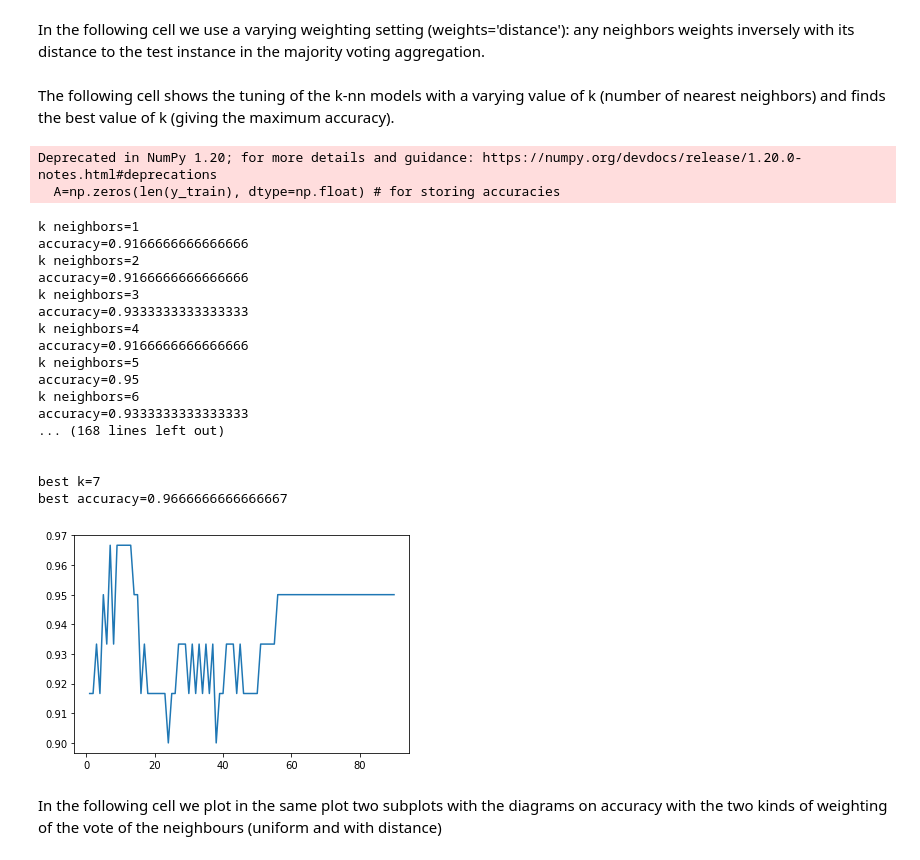
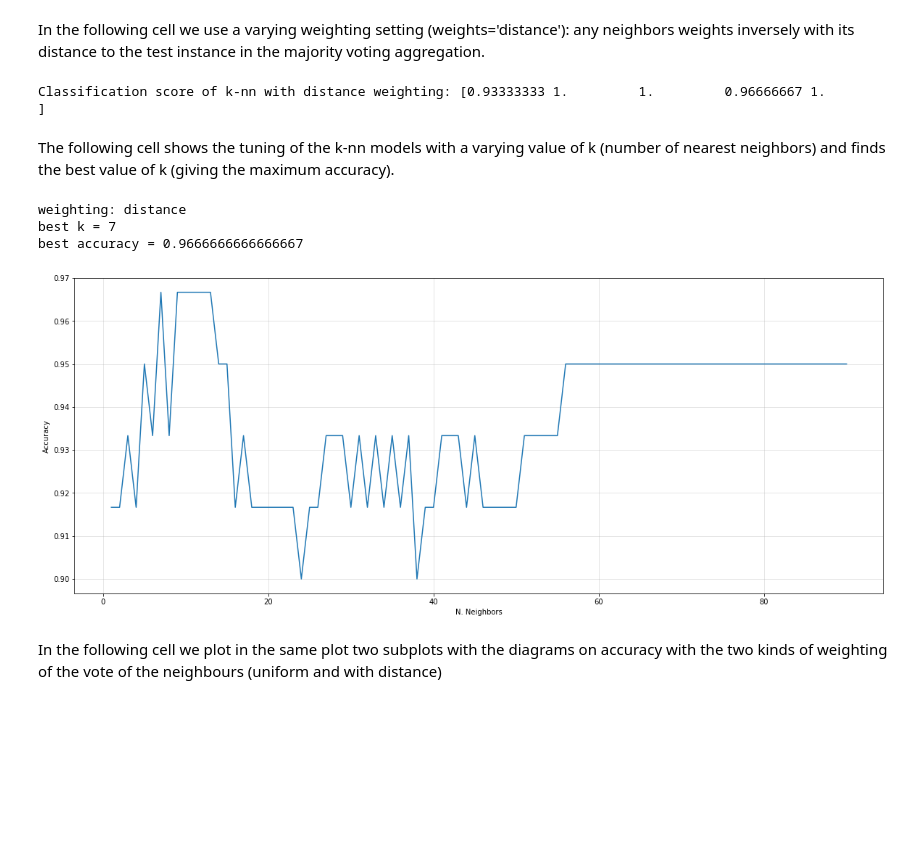
Before and after one commit to lorenzofavaro/machine-learning, a Jupyter notebook: 2. Distance Based Models/iris_classification_knn.ipynb, the cells around one changed output. Saved outputs shown, nothing was run; the diff lists cells and outputs as text; code cells hidden in the pictures; blank space fills up the shorter version.

```diff
--- a/2. Distance Based Models/iris_classification_knn.ipynb
+++ b/2. Distance Based Models/iris_classification_knn.ipynb
@@ -47,76 +45,49 @@ clf_knn2 = neighbors.KNeighborsClassifier(n_neighbors, weights='distance')
 clf_knn2.fit(iris.data, iris.target)
 
 for i in range(len(iris.target)):
-    instance=(iris.data[i,:]).reshape(1, -1)
-    predicted2=clf_knn2.predict(instance)[0]
-    if iris.target[i]==predicted2:
-        print(str(i)+" ok "+str(iris.target_names[iris.target[i]]))
-    else:
-        print(str(i)+" nok "+"true class: "+str(iris.target_names[iris.target[i]])+"; predicted: "+str(iris.target_names[predicted]))
-print("Classification score of k-nn with distance weighting")
+    instance = (iris.data[i,:]).reshape(1, -1)
+    predicted2 = clf_knn2.predict(instance)[0]
+
 scores2 = cross_val_score(clf_knn2, iris.data, iris.target, cv=5,scoring='accuracy') # score will be the accuracy
-print(scores2)
+print(f"Classification score of k-nn with distance weighting: {scores}")
+# %% [output]
+Classification score of k-nn with distance weighting: [0.93333333 1.         1.         0.96666667 1.        ]
 # %% [markdown]
 The following cell shows the tuning of the k-nn models with a varying value of k (number of nearest neighbors) and finds the best value of k (giving the maximum accuracy).
 # %%
-import numpy as np
-from numpy import zeros
-from sklearn import neighbors
-from sklearn.datasets import load_iris
-iris = load_iris()
-from sklearn.model_selection import train_test_split
-
 X_train, X_test, y_train, y_test = train_test_split(iris.data, iris.target, test_size=0.4, random_state=0)
 
-best_accuracy=0
-best_k=1
-A=np.zeros(len(y_train), dtype=np.float) # for storing accuracies
+best_accuracy = 0
+best_k = 1
+A = np.zeros(len(y_train), dtype=np.float64) # for storing accuracies
 for n_neighbors in np.arange(1,len(y_train)+1):
     clf_knn3 = neighbors.KNeighborsClassifier(n_neighbors, weights='distance')
-    # (n_neighbors=5, weights='uniform', algorithm='auto', leaf_size=30, p=2, metric='minkowski', metric_params=None, n_jobs=1, **kwargs)
     clf_knn3.fit(X_train, y_train)
-    index=n_neighbors-1
-    A[index]=clf_knn3.score(X_test, y_test)
-    if best_accuracy<clf_knn3.score(X_test, y_test):
-        best_accuracy=clf_knn3.score(X_test, y_test)
-        best_k=n_neighbors
-    print("k neighbors="+str(n_neighbors))
-    print("accuracy="+str(clf_knn3.score(X_test, y_test)))
 
-print("\n")
-print("best k="+str(best_k))
-print("best accuracy="+str(best_accuracy))
+    index = n_neighbors - 1
+    A[index] = clf_knn3.score(X_test, y_test)
+    if best_accuracy < clf_knn3.score(X_test, y_test):
+        best_accuracy = clf_knn3.score(X_test, y_test)
+        best_k = n_neighbors
 
-import matplotlib.pyplot as plt
-import matplotlib.ticker as ticker
+print(f"weighting: distance")
+print(f"best k = {best_k}")
+print(f"best accuracy = {best_accuracy}")
 
-#plt.xticks(np.arange(1, len(y_train)+1, 8))
+fig = plt.figure(figsize=(20, 8))
 plt.yticks(np.arange(0.0,1.0,0.01))
+plt.grid(True, alpha=0.4)
+plt.xlabel('N. Neighbors')
+plt.ylabel('Accuracy')
 
-plt.plot(np.arange(1,len(y_train)+1),A)
+plt.plot(np.arange(1, len(y_train) + 1), A)
 
 plt.show()
 # %% [output]
-Deprecated in NumPy 1.20; for more details and guidance: https://numpy.org/devdocs/release/1.20.0-notes.html#deprecations
-  A=np.zeros(len(y_train), dtype=np.float) # for storing accuracies
+weighting: distance
+best k = 7
+best accuracy = 0.9666666666666667
-k neighbors=1
-accuracy=0.9166666666666666
-k neighbors=2
-accuracy=0.9166666666666666
-k neighbors=3
-accuracy=0.9333333333333333
-k neighbors=4
-accuracy=0.9166666666666666
-k neighbors=5
-accuracy=0.95
-k neighbors=6
-accuracy=0.9333333333333333
-... (168 lines left out)
-
-
-best k=7
-best accuracy=0.9666666666666667
-[figure, old version]
+[figure, new version]
 # %% [markdown]
 In the following cell we plot in the same plot two subplots with the diagrams on accuracy with the two kinds of weighting
 of the vote of the neighbours (uniform and with distance)
```
Also changed, not shown: parts of 6 cells of this notebook.
